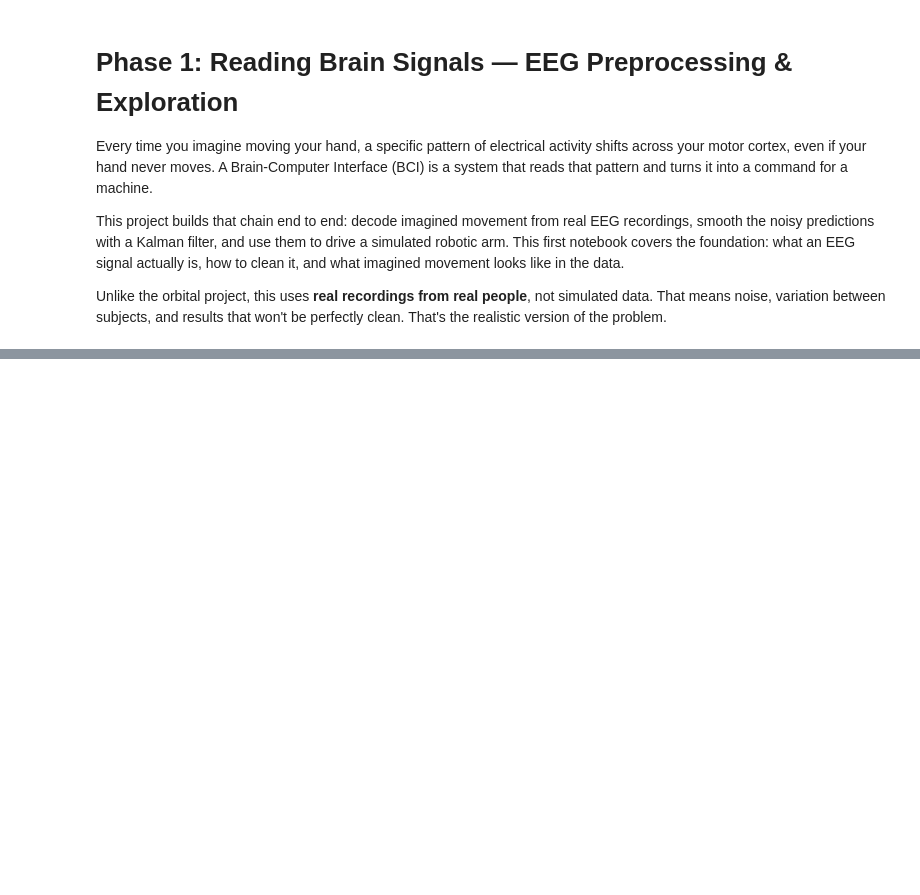
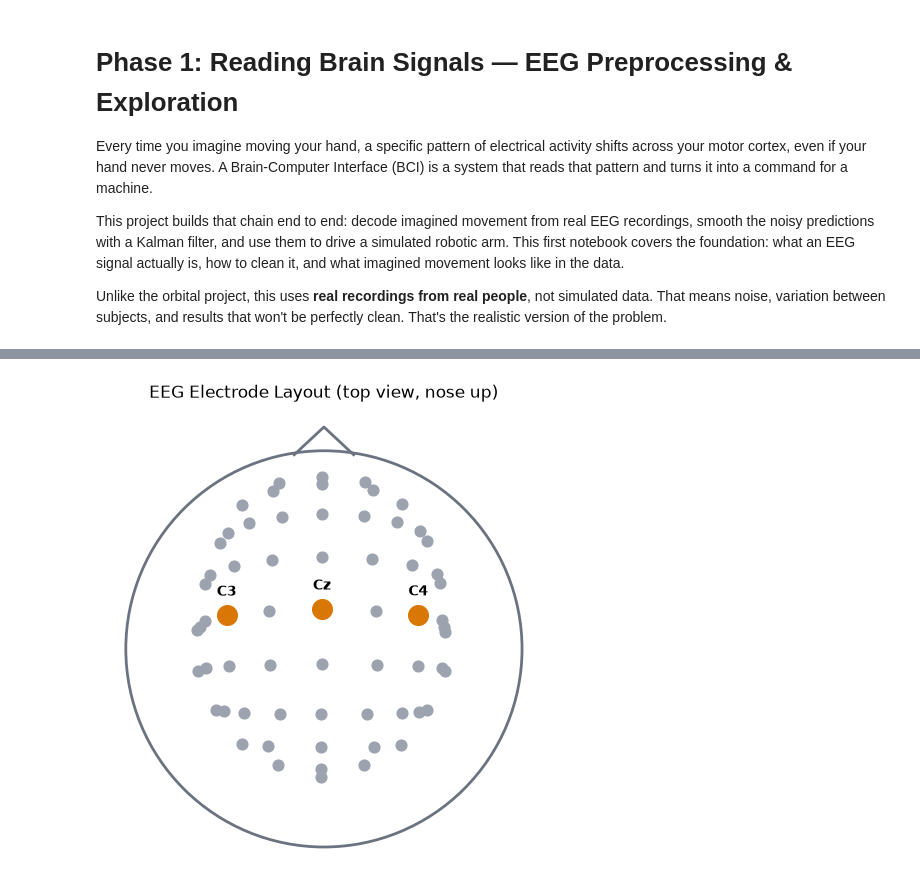
Before and after one commit to VicDeni/brain-controlled-robotic-arm, a Jupyter notebook: notebooks/01_eeg_preprocessing_exploration.ipynb, the cells around one changed output, grey strips where cells are left out. Cells and saved outputs as stored; diff of their text form; code cells hidden in the pictures; blank space fills up the shorter version.

Commit message:
Add Notebook 1 diagrams and ERD analysis

```diff
--- a/notebooks/01_eeg_preprocessing_exploration.ipynb
+++ b/notebooks/01_eeg_preprocessing_exploration.ipynb
@@ -20,0 +21,16 @@ ModuleNotFoundError: No module named 'mne'
+# %%
+# Downloads (first run only) and loads subject 1's imagined left/right fist recordings
+subject = 1
+imagery_runs = [4, 8, 12]   # runs where the subject imagines opening/closing the left or right fist
+
+file_paths = eegbci.load_data(subject, imagery_runs)
+raws = [read_raw_edf(path, preload=True) for path in file_paths]
+raw = concatenate_raws(raws)
+
+eegbci.standardize(raw)                                   # cleans up electrode names
+raw.set_montage(mne.channels.make_standard_montage("standard_1005"))   # assigns 3D scalp positions
+
+print(f"Sampling rate: {raw.info['sfreq']} Hz")
+print(f"Number of EEG channels: {len(raw.ch_names)}")
+print(f"Recording length: {raw.times[-1]:.0f} seconds")
+print(f"Event labels in the recording: {sorted(set(raw.annotations.description))}")
@@ -20,0 +52,22 @@ ModuleNotFoundError: No module named 'mne'
+# %%
+# Draws a top-down view of the 64 electrode positions, highlighting the motor cortex channels
+pos = raw.get_montage().get_positions()["ch_pos"]
+xy = np.array([pos[name][:2] for name in raw.ch_names])
+motor_channels = ["C3", "Cz", "C4"]
+
+radius = np.abs(xy).max() * 1.15
+fig, ax = plt.subplots(figsize=(6, 6))
+ax.add_patch(plt.Circle((0, 0), radius, fill=False, color="#6b7280", linewidth=2))
+ax.plot([-radius * 0.15, 0, radius * 0.15], [radius * 0.98, radius * 1.12, radius * 0.98], color="#6b7280", linewidth=2)  # nose
+
+ax.scatter(xy[:, 0], xy[:, 1], s=60, color="#9ca3af", label="Other electrodes")
+for name in motor_channels:
+    ax.scatter(*pos[name][:2], s=200, color="#d97706", zorder=3)
+    ax.annotate(name, pos[name][:2], textcoords="offset points", xytext=(0, 14), ha="center", fontweight="bold")
+
+ax.set_title("EEG Electrode Layout (top view, nose up)")
+ax.set_aspect("equal")
+ax.axis("off")
+plt.show()
+# %% [output]
+[figure, added]
```
Also changed, not shown: parts of 12 cells of this notebook, 6 other files.
